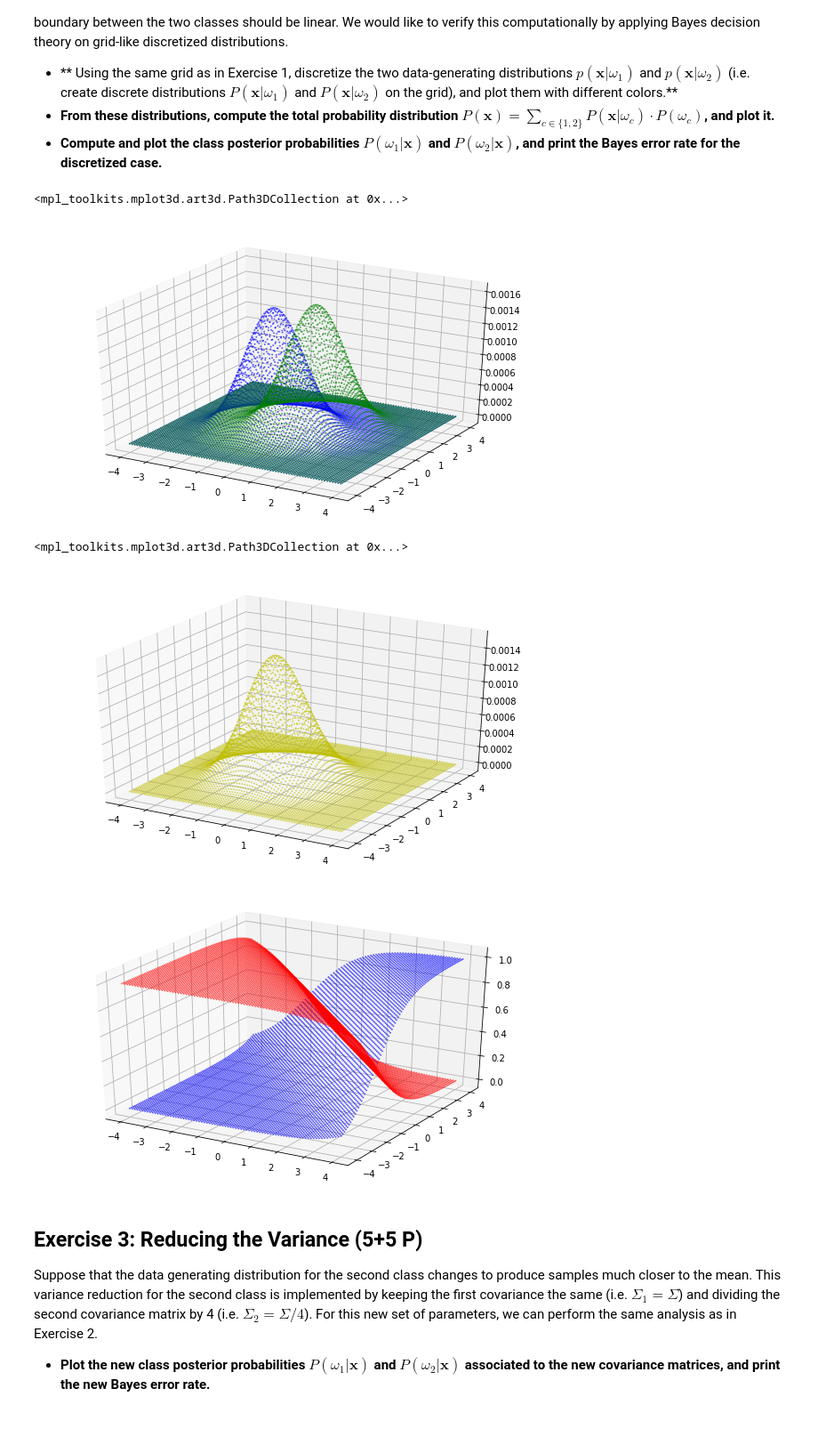
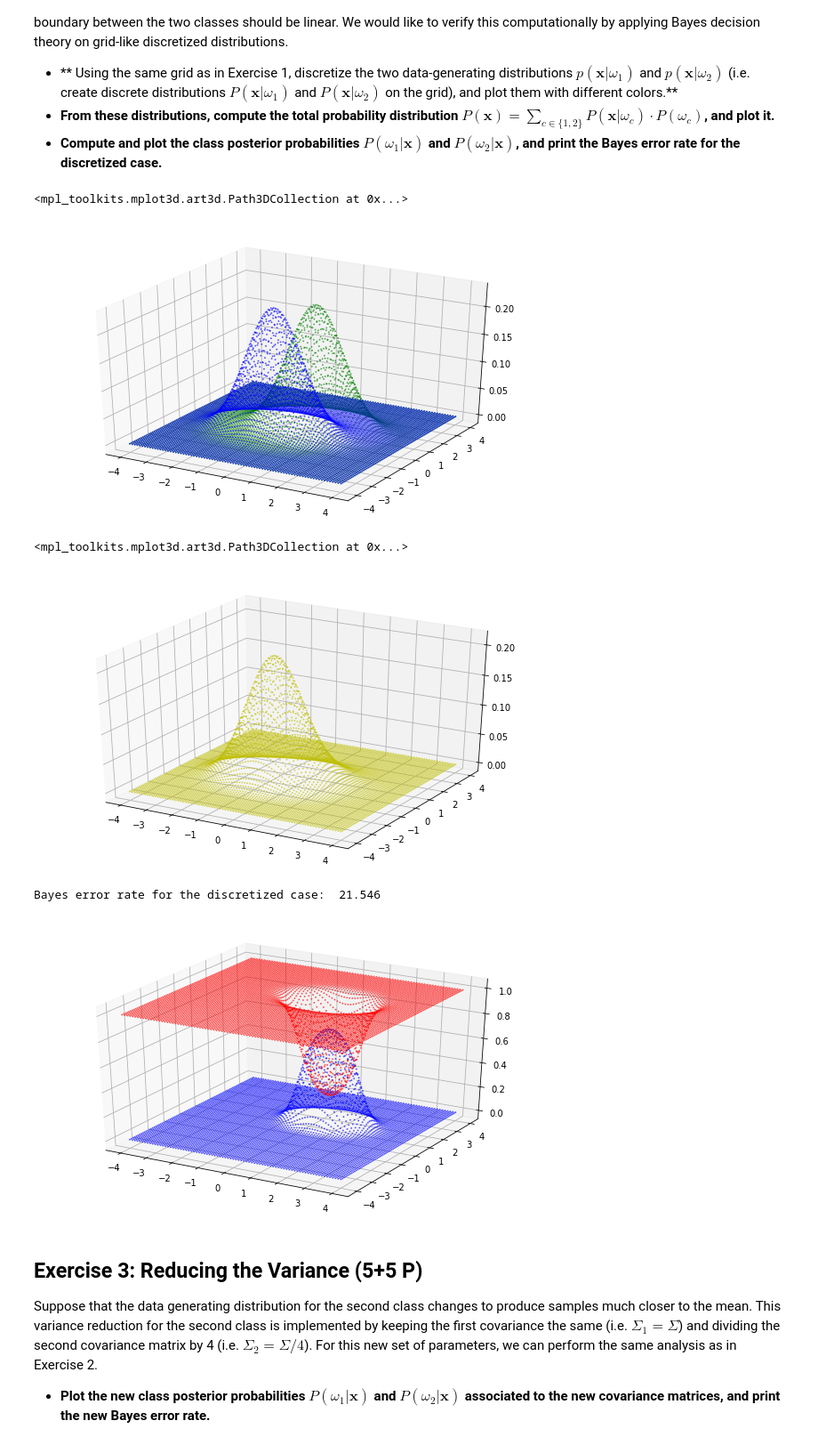
Before and after one commit to oleksa-oleksa/Python, a Jupyter notebook: Machine_Learning/sheet01_Bayes_Decision_Theory.ipynb, the cells around one changed output. Shown at 89% size. Saved outputs shown, nothing was run; the diff lists cells and outputs as text; code cells hidden in the pictures.

```diff
--- a/Machine_Learning/sheet01_Bayes_Decision_Theory.ipynb
+++ b/Machine_Learning/sheet01_Bayes_Decision_Theory.ipynb
@@ -146,58 +146,64 @@ import matplotlib
 import math
 from matplotlib import pyplot as plt
 from mpl_toolkits.mplot3d import Axes3D
+from scipy.stats import multivariate_normal
 
 R = np.arange(-4,4+1e-9,0.1)
 X,Y = np.meshgrid(R,R)
-
-mu_x1 = -0.5
-mu_y1 = -0.5
-mu_x2 = 0.5
-mu_y2 = 0.5
 P1 = 0.9
 P2 = 0.1
-# W11 = np.exp(((X + 0.5)**2 + 2*(Y + 0.5)**2) *-0.5) / 2 * math.pi
-W1 = np.exp(((X - mu_x1)**2 + (Y - mu_y1)**2) *-0.5) / 2 * math.pi
-PW1 = W1 / np.sum(W1)
-W2 = np.exp(((X - mu_x2)**2 + (Y - mu_y2)**2) *-0.5) / 2 * math.pi
-PW2 = W2 / np.sum(W2)
 
+mu1 = [-0.5, -0.5]
+mu2 = [0.5, 0.5]
+cov = [[1, 0], [0, 0.5]]
+
+# A multivariate normal random variable.
+distr1 = multivariate_normal(mean=mu1, cov=cov)
+distr2 = multivariate_normal(mean=mu2, cov=cov)
+
+# Create array (81, 81, 2)
+var = np.empty(X.shape + (2,))
+var[:, :, 0] = X
+var[:, :, 1] = Y
+
+PX_W1 = distr1.pdf(var)
+PX_W2 = distr2.pdf(var)
 
 fig = plt.figure(figsize=(10,6))
 ax = plt.axes(projection='3d')
-ax.scatter(X,Y,PW1,s=1,alpha=0.5, color='b')
-ax.scatter(X,Y,PW2,s=1,alpha=0.5, color='g')
+ax.scatter(X,Y,PX_W1,s=1,alpha=0.5, color='b')
+ax.scatter(X,Y,PX_W2,s=1,alpha=0.5, color='g')
 
 ###
 # %% [output]
 <mpl_toolkits.mplot3d.art3d.Path3DCollection at 0x...>
-[figure, old version]
+[figure, new version]
 # %%
 ### REPLACE BY YOUR CODE
-PX = PW1*P1 + PW2*P2
+PX = PX_W1*P1 + PX_W2*P2
 fig = plt.figure(figsize=(10,6))
 ax = plt.axes(projection='3d')
 ax.scatter(X,Y,PX,s=1,alpha=0.5, color='y')
 ###
 # %% [output]
 <mpl_toolkits.mplot3d.art3d.Path3DCollection at 0x...>
-[figure, old version]
+[figure, new version]
 # %%
 ### REPLACE BY YOUR CODE
-PW1_posterior = (PW1 * P1) / PX
-PW2_posterior = (PW2 * P2) / PX
+PW1_posterior = (PX_W1 * P1) / PX
+PW2_posterior = (PX_W2 * P2) / PX
 
 fig = plt.figure(figsize=(10,6))
 ax = plt.axes(projection='3d')
 ax.scatter(X,Y,PW1_posterior,s=1,alpha=0.5, color='r')
 ax.scatter(X,Y,PW2_posterior,s=1,alpha=0.5, color='b')
 
-min_p = np.minimum(PW1*P1, PW2*P2)
-sum_p = np.sum(min_p)
-
+error = np.round(np.sum(np.minimum(PX_W1*P1, PX_W2*P2)), 3)
+print("Bayes error rate for the discretized case: ",error)
 ###
 # %% [output]
+Bayes error rate for the discretized case:  21.546
-[figure, old version]
+[figure, new version]
 # %% [markdown]
 ## Exercise 3: Reducing the Variance (5+5 P)
 
```
Also changed, not shown: parts of 2 cells of this notebook.
